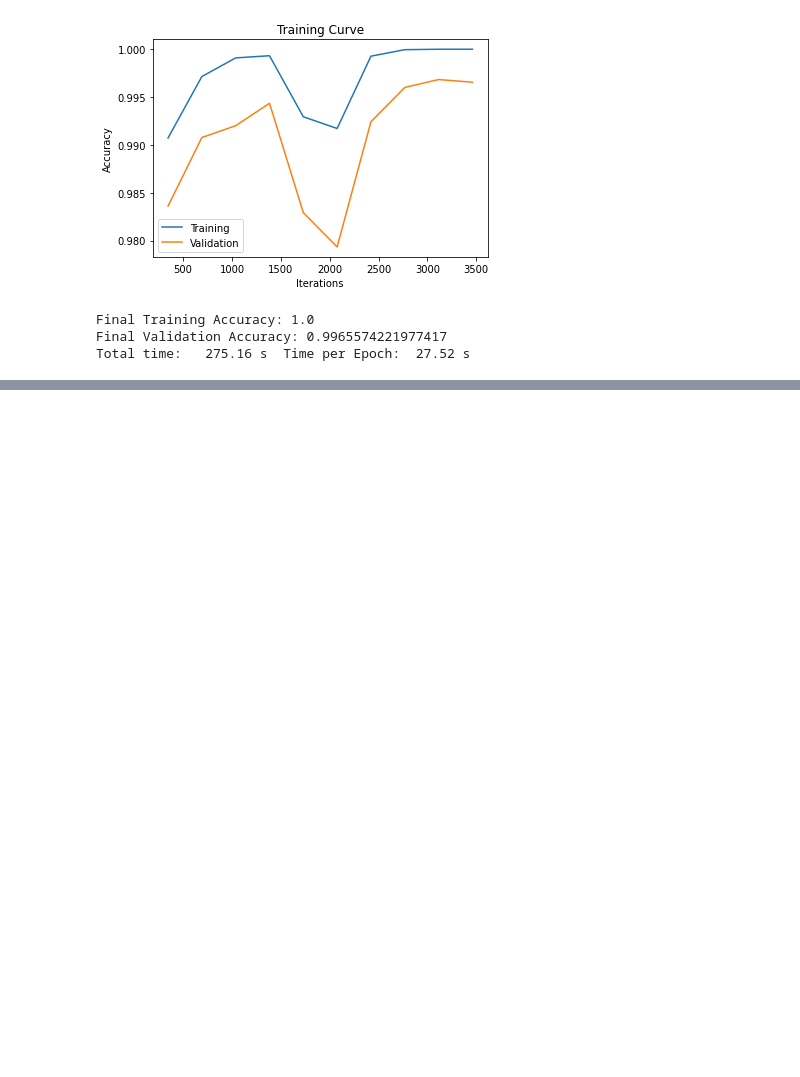
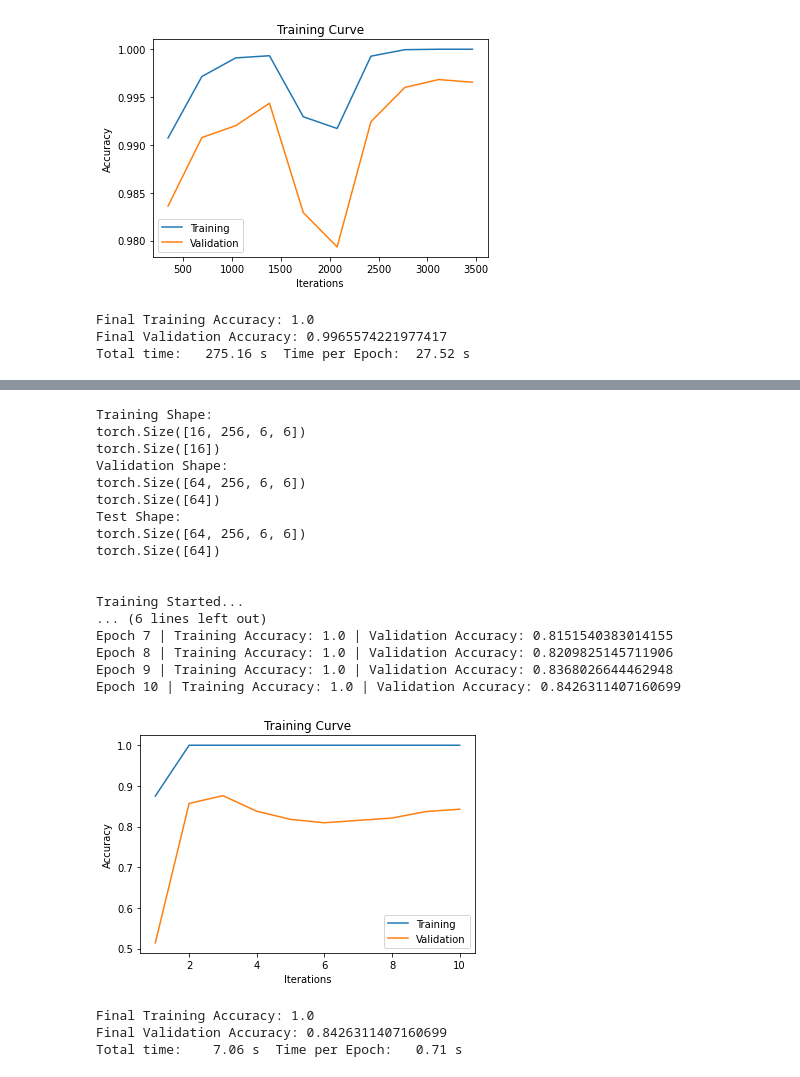
Before and after one commit to SupermarketAutomationAI/PrimaryModel_1, a Jupyter notebook: primary_model_JX.ipynb, the cells around one changed output, grey strips where cells are left out. Drawn from its saved outputs; the diff is of its cells as text; code cells hidden in the pictures; blank space fills up the shorter version.

```diff
--- a/primary_model_JX.ipynb
+++ b/primary_model_JX.ipynb
@@ -735,0 +747,26 @@ Total time:   275.16 s  Time per Epoch:  27.52 s
+# %%
+model = AlexNetCNNClassifier()
+train_loader, val_loader, test_loader = get_feature_loader(parent_dir, batch_size=64) # reload AlexNet features with new batch_size
+train_AlexNet(model, train_loader, val_loader, batch_size=64, num_epochs=10)
+# %% [output]
+Training Shape:
+torch.Size([16, 256, 6, 6])
+torch.Size([16])
+Validation Shape:
+torch.Size([64, 256, 6, 6])
+torch.Size([64])
+Test Shape:
+torch.Size([64, 256, 6, 6])
+torch.Size([64])
+
+
+Training Started...
+... (6 lines left out)
+Epoch 7 | Training Accuracy: 1.0 | Validation Accuracy: 0.8151540383014155
+Epoch 8 | Training Accuracy: 1.0 | Validation Accuracy: 0.8209825145711906
+Epoch 9 | Training Accuracy: 1.0 | Validation Accuracy: 0.8368026644462948
+Epoch 10 | Training Accuracy: 1.0 | Validation Accuracy: 0.8426311407160699
+[figure, added]
+Final Training Accuracy: 1.0
+Final Validation Accuracy: 0.8426311407160699
+Total time:    7.06 s  Time per Epoch:   0.71 s
```
Also changed, not shown: parts of 16 cells of this notebook.
